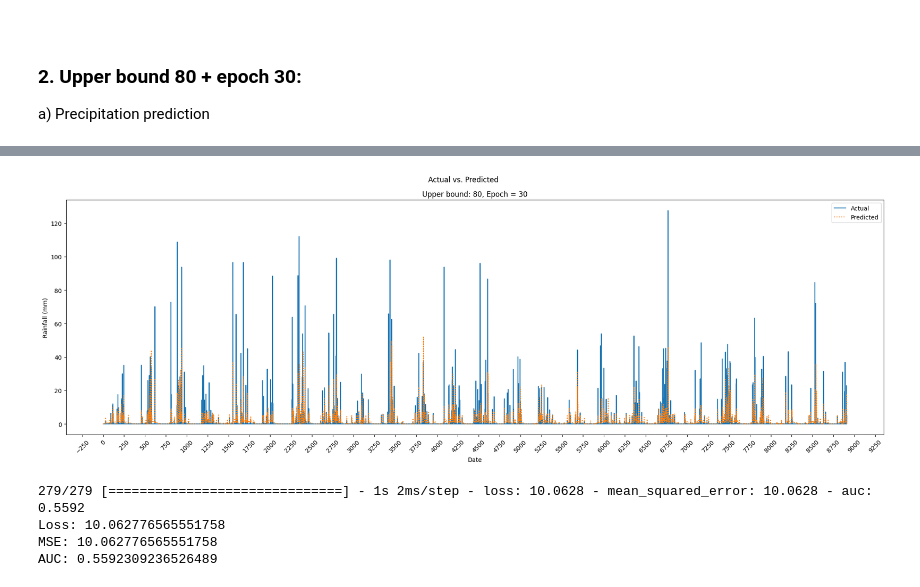
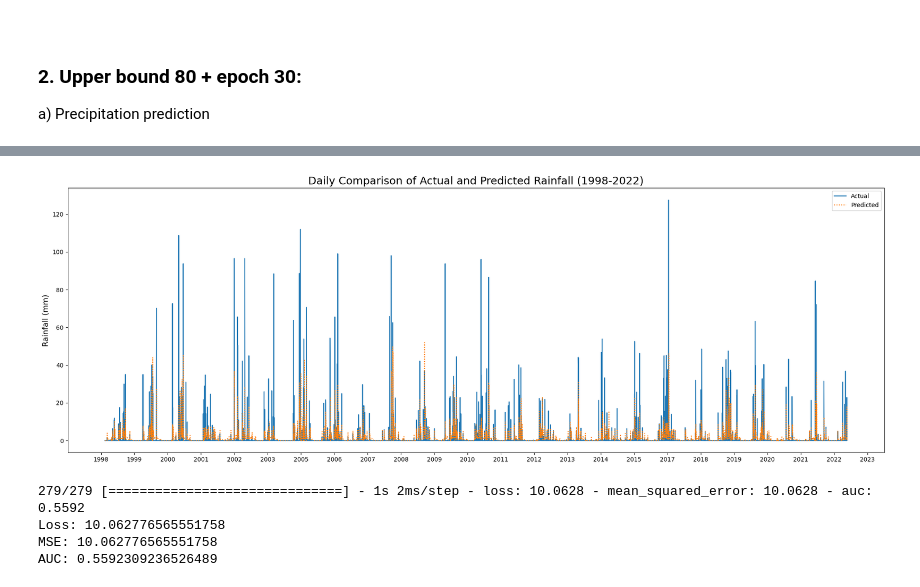
Before and after one commit to pippahtlin/Extreme-Precipitation, a Jupyter notebook: pretrained_univariate_daily.ipynb, the cells around one changed output, grey strips where cells are left out. Drawn from its saved outputs; the diff is of its cells as text; code cells hidden in the pictures.

```diff
--- a/pretrained_univariate_daily.ipynb
+++ b/pretrained_univariate_daily.ipynb
@@ -121,5 +121,5 @@ from time import time
 ### 1. Upper bound 80 + epoch 50:
 a) Precipitation prediction
 # %%
-model = models.load_model('/content/drive/MyDrive/Extreme Precipitation/Models/model_upper80.h5')
+# model = models.load_model('/content/drive/MyDrive/Extreme Precipitation/Models/model_upper80.h5')
 # %%
@@ -354,22 +366,18 @@ AUC: 0.5502128005027771
 # %%
 # For upper = 80
 plt.figure(figsize=(20, 7))
-plt.xticks(rotation=45)
-plt.gca().xaxis.set_major_locator(MaxNLocator(nbins=40))
+plt.gca().xaxis.set_major_locator(MaxNLocator(nbins=30))
 
-plt.plot(test_compare['Actual'])
-plt.plot(test_compare['Predicted'],linestyle=':')
+plt.plot(test_compare.index,test_compare['Actual'])
+plt.plot(test_compare.index,test_compare['Predicted'],linestyle=':')
 plt.legend(['Actual', 'Predicted'])
-plt.suptitle("Actual vs. Predicted")
-plt.title("Upper bound: 80, Epoch = 30")
-plt.xlabel('Date')
-plt.ylabel('Rainfall (mm)')
+plt.title("Daily Comparison of Actual and Predicted Rainfall (1998-2022)", fontsize=18)
+plt.ylabel('Rainfall (mm)', fontsize=13)
 plt.tight_layout()
 
-
 plt.show()
 # %% [output]
-[figure, old version]
+[figure, new version]
 # %%
 eval_pred = model.evaluate(test_compare['Actual'],test_compare['Predicted'])
 print(f"Loss: {eval_pred[0]}")
```
Also changed, not shown: parts of 17 cells of this notebook.
